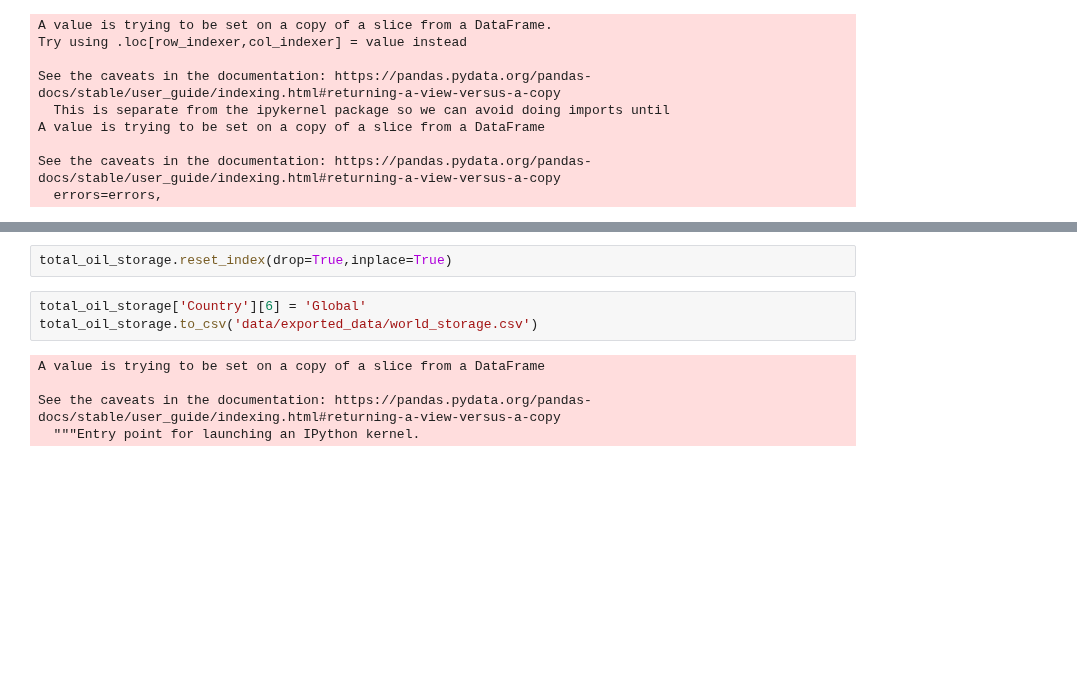
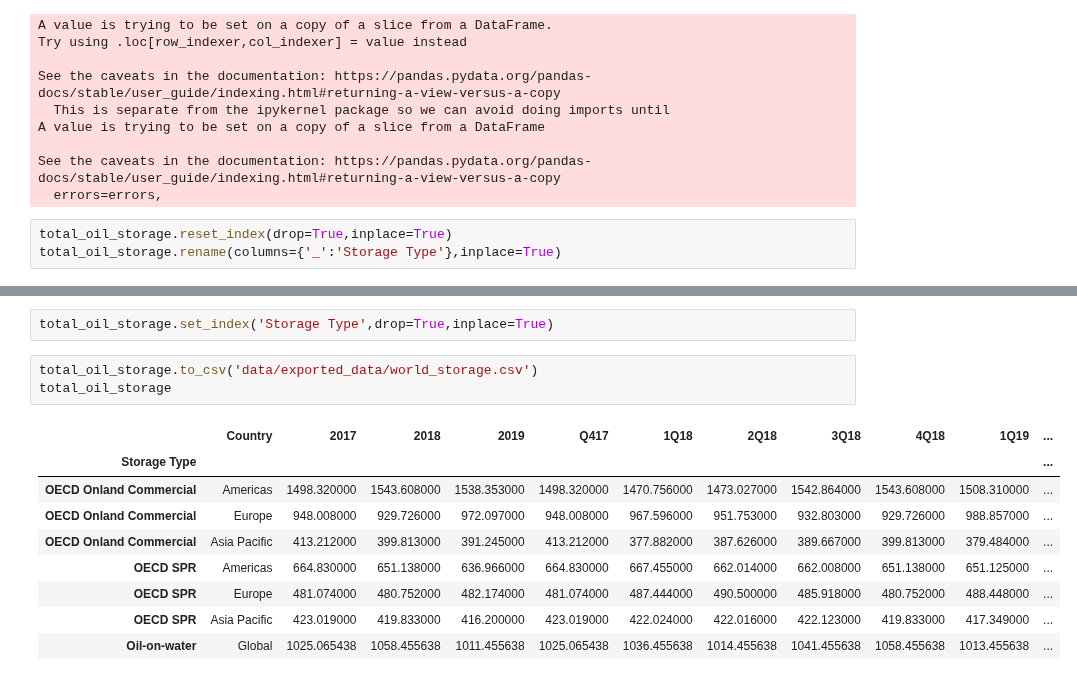
Before and after one commit to gustavhempel/ETL-Pipeline, a Jupyter notebook: completed flow/Opec_Data_query_storage.ipynb, the cells around one changed output, grey strips where cells are left out. Saved outputs shown, nothing was run; the diff lists cells and outputs as text; blank space fills up the shorter version.

```diff
--- a/completed flow/Opec_Data_query_storage.ipynb
+++ b/completed flow/Opec_Data_query_storage.ipynb
@@ -45,3 +45,6 @@ A value is trying to be set on a copy of a slice from a DataFrame
 
 See the caveats in the documentation: https://pandas.pydata.org/pandas-docs/stable/user_guide/indexing.html#returning-a-view-versus-a-copy
   errors=errors,
+# %%
+total_oil_storage.reset_index(drop=True,inplace=True)
+total_oil_storage.rename(columns={'_':'Storage Type'},inplace=True)
@@ -48,10 +67,15 @@ See the caveats in the documentation: https://pandas.pydata.org/pandas-docs/stab
 # %%
-total_oil_storage.reset_index(drop=True,inplace=True)
+total_oil_storage.set_index('Storage Type',drop=True,inplace=True)
 # %%
-total_oil_storage['Country'][6] = 'Global'
 total_oil_storage.to_csv('data/exported_data/world_storage.csv')
+total_oil_storage
 # %% [output]
-A value is trying to be set on a copy of a slice from a DataFrame
-
-See the caveats in the documentation: https://pandas.pydata.org/pandas-docs/stable/user_guide/indexing.html#returning-a-view-versus-a-copy
-  """Entry point for launching an IPython kernel.
+|  | Country | 2017 | 2018 | 2019 | Q417 | 1Q18 | 2Q18 | 3Q18 | 4Q18 | 1Q19 | ... |
+| Storage Type |  |  |  |  |  |  |  |  |  |  | ... |
+| OECD Onland Commercial | Americas | 1498.320000 | 1543.608000 | 1538.353000 | 1498.320000 | 1470.756000 | 1473.027000 | 1542.864000 | 1543.608000 | 1508.310000 | ... |
+| OECD Onland Commercial | Europe | 948.008000 | 929.726000 | 972.097000 | 948.008000 | 967.596000 | 951.753000 | 932.803000 | 929.726000 | 988.857000 | ... |
+| OECD Onland Commercial | Asia Pacific | 413.212000 | 399.813000 | 391.245000 | 413.212000 | 377.882000 | 387.626000 | 389.667000 | 399.813000 | 379.484000 | ... |
+| OECD SPR | Americas | 664.830000 | 651.138000 | 636.966000 | 664.830000 | 667.455000 | 662.014000 | 662.008000 | 651.138000 | 651.125000 | ... |
+| OECD SPR | Europe | 481.074000 | 480.752000 | 482.174000 | 481.074000 | 487.444000 | 490.500000 | 485.918000 | 480.752000 | 488.448000 | ... |
+| OECD SPR | Asia Pacific | 423.019000 | 419.833000 | 416.200000 | 423.019000 | 422.024000 | 422.016000 | 422.123000 | 419.833000 | 417.349000 | ... |
+| Oil-on-water | Global | 1025.065438 | 1058.455638 | 1011.455638 | 1025.065438 | 1036.455638 | 1014.455638 | 1041.455638 | 1058.455638 | 1013.455638 | ... |
```
Also changed, not shown: parts of 2 cells of this notebook, 14 other files.
